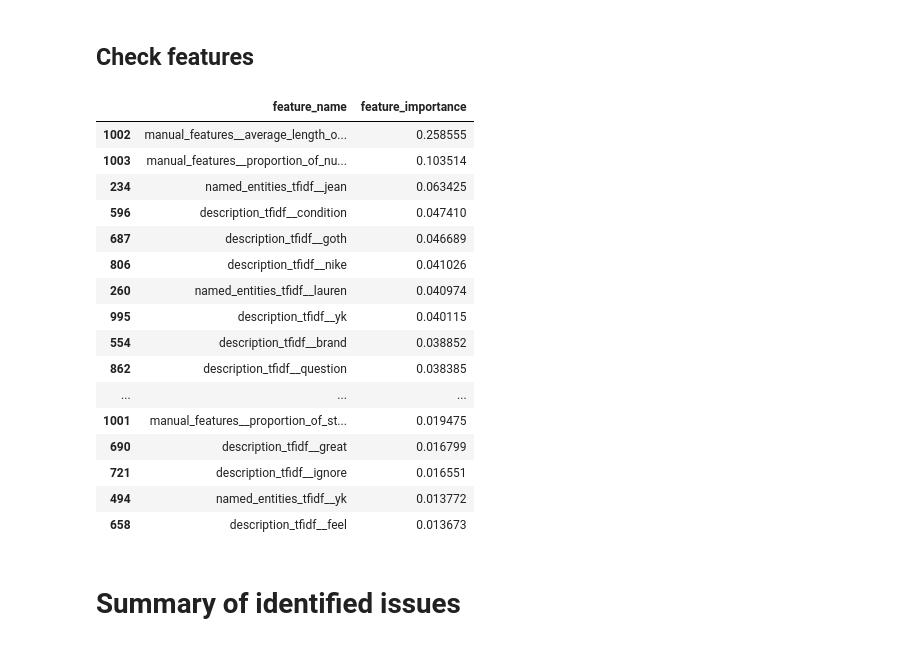
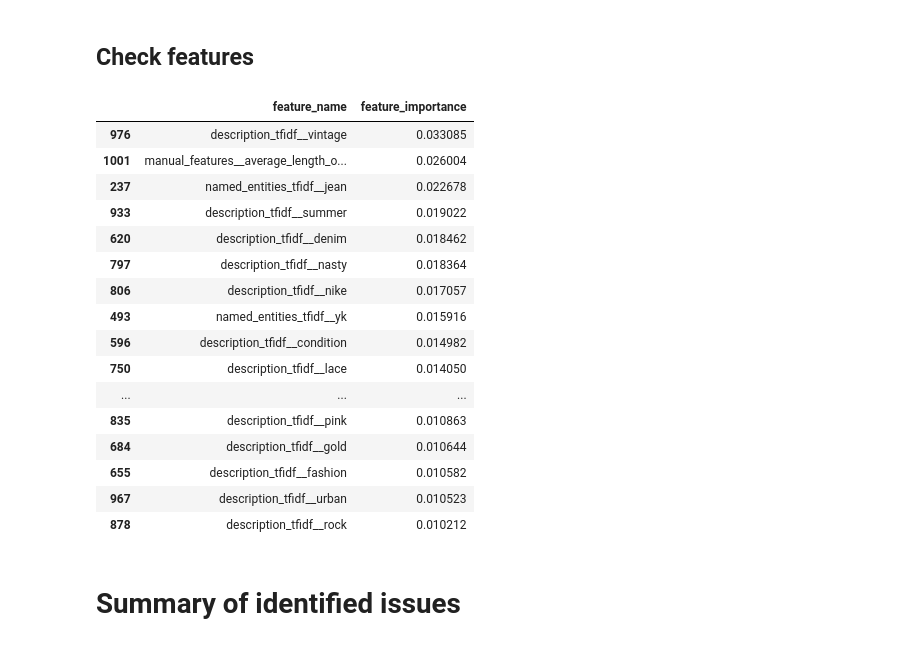
Before and after one commit to shengy90/depop_takehome_task, a Jupyter notebook: notebooks/sheng_solution.ipynb, the cells around one changed output. Drawn from its saved outputs; the diff is of its cells as text; code cells hidden in the pictures.

```diff
--- a/notebooks/sheng_solution.ipynb
+++ b/notebooks/sheng_solution.ipynb
@@ -144,7 +144,6 @@ column_transformer = ColumnTransformer(
             "manual_features",
             "passthrough",
             [
-                "product_id",
                 "proportion_of_stopwords",
                 "average_length_of_word",
                 "proportion_of_numbers",
@@ -276,38 +438,39 @@ Test Accuracy: 87.20%
 # %%
 feature_names = feature_processing_pipeline.named_steps[
     "features"
 ].get_feature_names_out()
 
 df_X_train = pd.DataFrame(
     X_train, columns=feature_names, index=df_train.drop(columns=["label"]).index
 )
 df_X_test = pd.DataFrame(
     X_test, columns=feature_names, index=df_test.drop(columns=["label"]).index
 )
 
 features = pd.DataFrame(
     zip(df_X_train.columns, clf.feature_importances_),
     columns=["feature_name", "feature_importance"],
 )
-features.sort_values("feature_importance", ascending=False).head(20)
+features = features.sort_values("feature_importance", ascending=False)
+features.query("feature_importance > 0.01")
 # %% [output]
 |  | feature_name | feature_importance |
-| 1002 | manual_features__average_length_o... | 0.258555 |
-| 1003 | manual_features__proportion_of_nu... | 0.103514 |
-| 234 | named_entities_tfidf__jean | 0.063425 |
-| 596 | description_tfidf__condition | 0.047410 |
-| 687 | description_tfidf__goth | 0.046689 |
-| 806 | description_tfidf__nike | 0.041026 |
-| 260 | named_entities_tfidf__lauren | 0.040974 |
-| 995 | description_tfidf__yk | 0.040115 |
-| 554 | description_tfidf__brand | 0.038852 |
-| 862 | description_tfidf__question | 0.038385 |
+| 976 | description_tfidf__vintage | 0.033085 |
+| 1001 | manual_features__average_length_o... | 0.026004 |
+| 237 | named_entities_tfidf__jean | 0.022678 |
+| 933 | description_tfidf__summer | 0.019022 |
+| 620 | description_tfidf__denim | 0.018462 |
+| 797 | description_tfidf__nasty | 0.018364 |
+| 806 | description_tfidf__nike | 0.017057 |
+| 493 | named_entities_tfidf__yk | 0.015916 |
+| 596 | description_tfidf__condition | 0.014982 |
+| 750 | description_tfidf__lace | 0.014050 |
 | ... | ... | ... |
-| 1001 | manual_features__proportion_of_st... | 0.019475 |
-| 690 | description_tfidf__great | 0.016799 |
-| 721 | description_tfidf__ignore | 0.016551 |
-| 494 | named_entities_tfidf__yk | 0.013772 |
-| 658 | description_tfidf__feel | 0.013673 |
+| 835 | description_tfidf__pink | 0.010863 |
+| 684 | description_tfidf__gold | 0.010644 |
+| 655 | description_tfidf__fashion | 0.010582 |
+| 967 | description_tfidf__urban | 0.010523 |
+| 878 | description_tfidf__rock | 0.010212 |
 # %% [markdown]
 # Summary of identified issues
 # %% [markdown]
```
Also changed, not shown: parts of 17 cells of this notebook, 2 other files.
